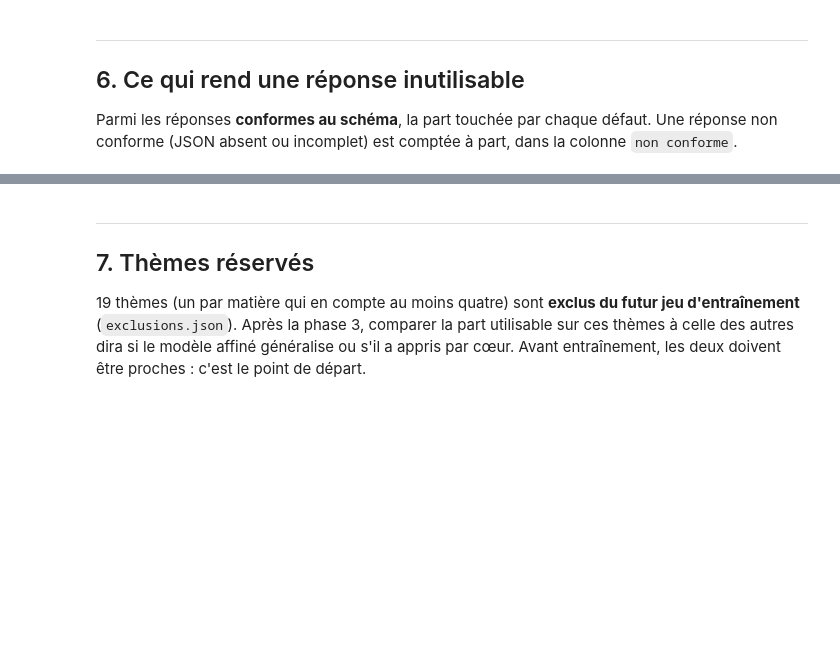
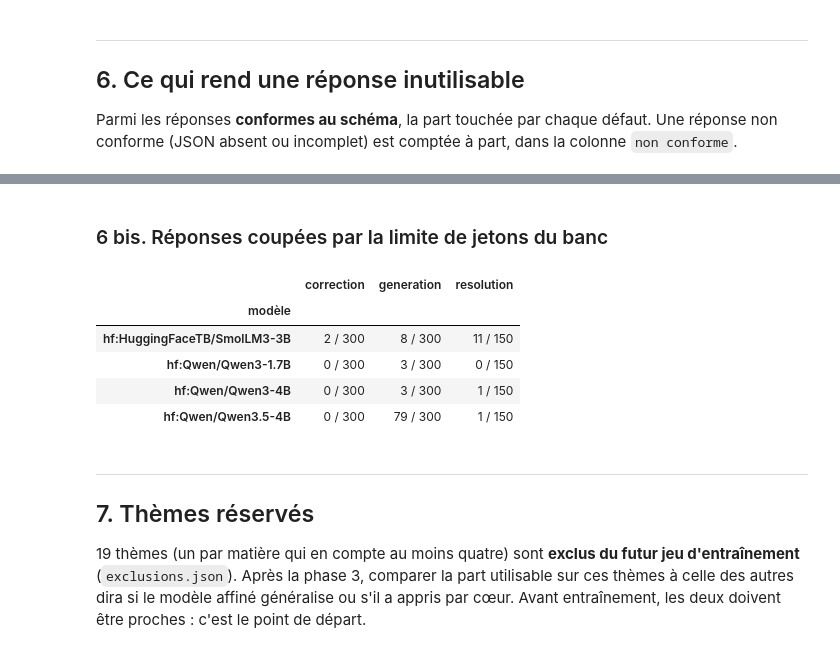
Before and after one commit to Nounagnon02/repetia, a Jupyter notebook: recherche/notebooks/05-banc-evaluation-modeles.ipynb, the cells around one changed output, grey strips where cells are left out. Cells and saved outputs as stored; diff of their text form; code cells hidden in the pictures; blank space fills up the shorter version.

```diff
--- a/recherche/notebooks/05-banc-evaluation-modeles.ipynb
+++ b/recherche/notebooks/05-banc-evaluation-modeles.ipynb
@@ -270,3 +312,23 @@ pd.DataFrame(lignes).set_index(["tâche", "modèle"]).sort_index()
+# %% [markdown]
+### 6 bis. Réponses coupées par la limite de jetons du banc
+# %%
+lignes = []
+for modele, rep in reponses.items():
+    if not modele.startswith("hf:"):
+        continue
+    par_tache = {}
+    for id_, e in rep.items():
+        tache = next(i["tache"] for i in jeu if i["id"] == id_)
+        par_tache.setdefault(tache, []).append(e.get("jetons_sortie", 0) >= 1024)
+    lignes.append({"modèle": modele, **{t: f"{sum(v)} / {len(v)}" for t, v in sorted(par_tache.items())}})
+pd.DataFrame(lignes).set_index("modèle")
+# %% [output]
+|  | correction | generation | resolution |
+| modèle |  |  |  |
+| hf:HuggingFaceTB/SmolLM3-3B | 2 / 300 | 8 / 300 | 11 / 150 |
+| hf:Qwen/Qwen3-1.7B | 0 / 300 | 3 / 300 | 0 / 150 |
+| hf:Qwen/Qwen3-4B | 0 / 300 | 3 / 300 | 1 / 150 |
+| hf:Qwen/Qwen3.5-4B | 0 / 300 | 79 / 300 | 1 / 150 |
 # %% [markdown]
 ---
 ## 7. Thèmes réservés
```
Also changed, not shown: parts of 9 cells of this notebook, 10 other files.
